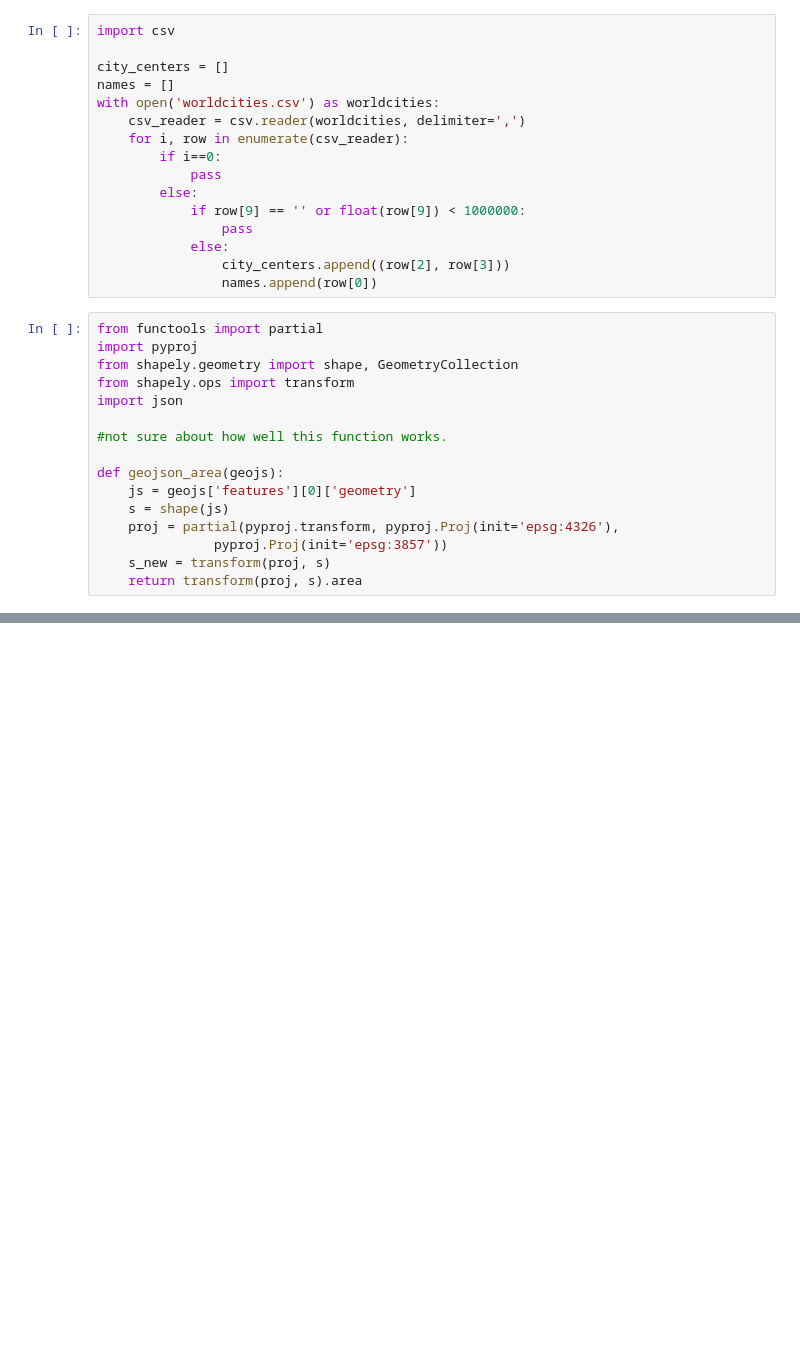
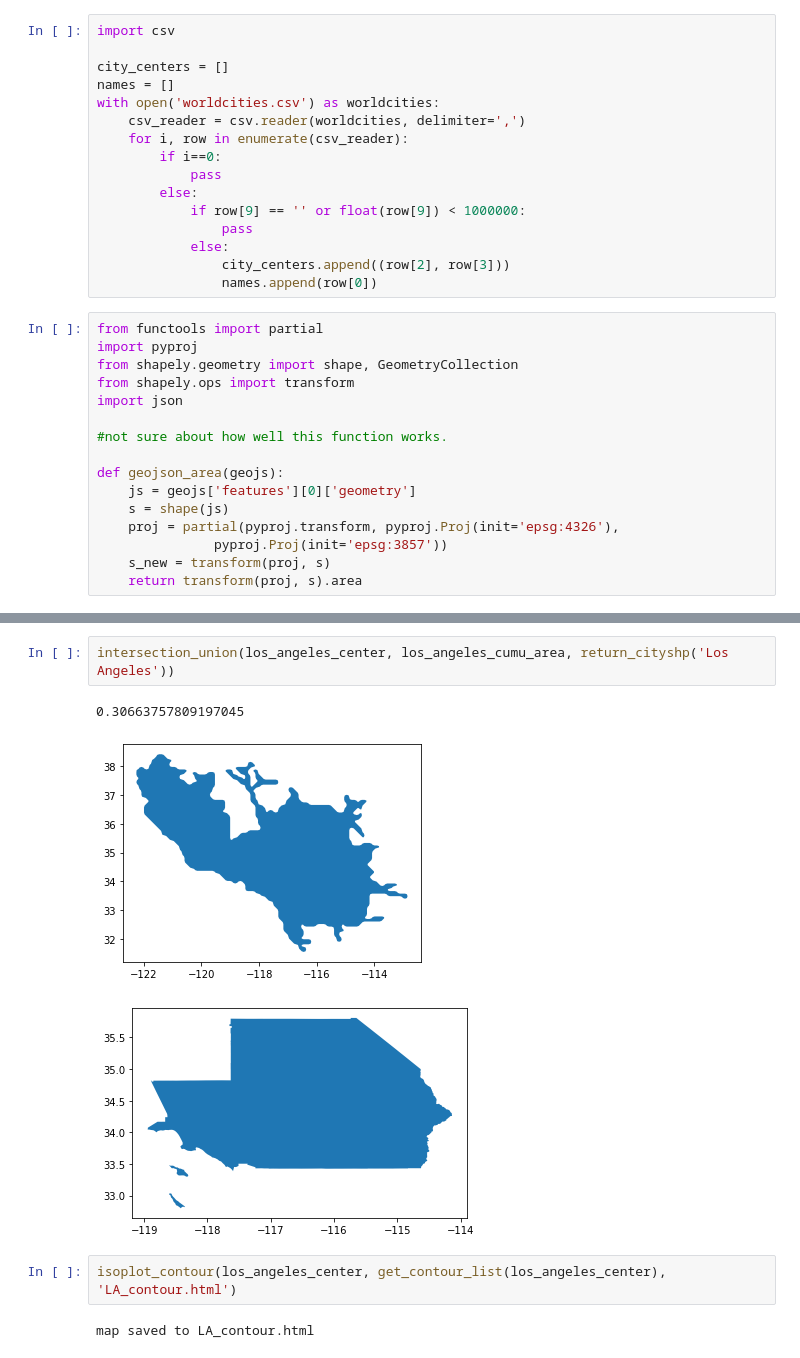
Before and after one commit to mansueto-institute/urban-isolines, a Jupyter notebook: City Dileniations.ipynb, the cells around one changed output, grey strips where cells are left out. Cells and saved outputs as stored; diff of their text form; blank space fills up the shorter version.

```diff
--- a/City Dileniations.ipynb
+++ b/City Dileniations.ipynb
@@ -125,0 +300,10 @@ geojson_area(locsabad)
+# %%
+intersection_union(los_angeles_center, los_angeles_cumu_area, return_cityshp('Los Angeles'))
+# %% [output]
+0.30663757809197045
+[figure, added]
+[figure, added]
+# %%
+isoplot_contour(los_angeles_center, get_contour_list(los_angeles_center), 'LA_contour.html')
+# %% [output]
+map saved to LA_contour.html
```
Also changed, not shown: parts of 61 cells of this notebook.
